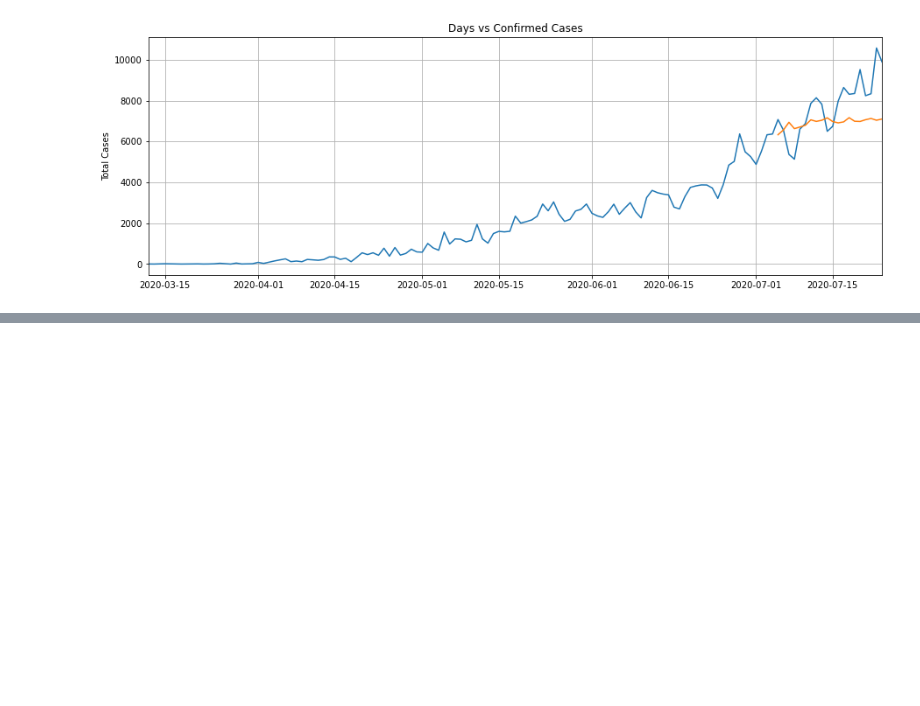
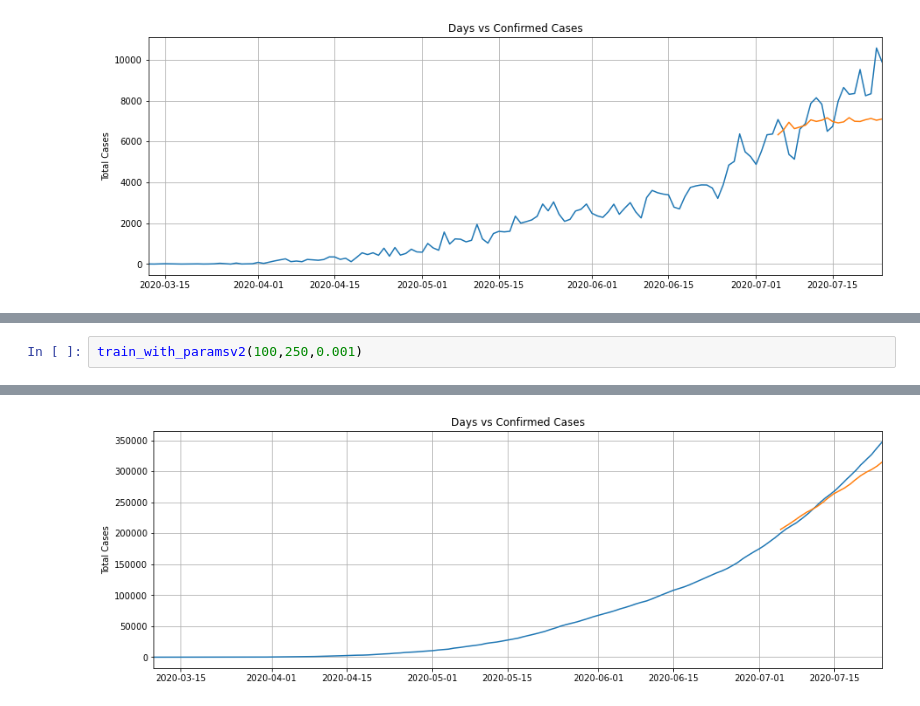
Before and after one commit to Thakur-Govind/C0VID19_Analysis_GT, a Jupyter notebook: Covid_19_India_Analysis_RNN.ipynb, the cells around one changed output, grey strips where cells are left out. Saved outputs shown, nothing was run; the diff lists cells and outputs as text; blank space fills up the shorter version.

```diff
--- a/Covid_19_India_Analysis_RNN.ipynb
+++ b/Covid_19_India_Analysis_RNN.ipynb
@@ -3045,0 +3173,3 @@ Got predictions, plotting:
+# %%
+train_with_paramsv2(100,250,0.001)
+# %% [output]
@@ -3045,0 +3196 @@ Got predictions, plotting:
+[figure, added]
```
Also changed, not shown: parts of 23 cells of this notebook.
